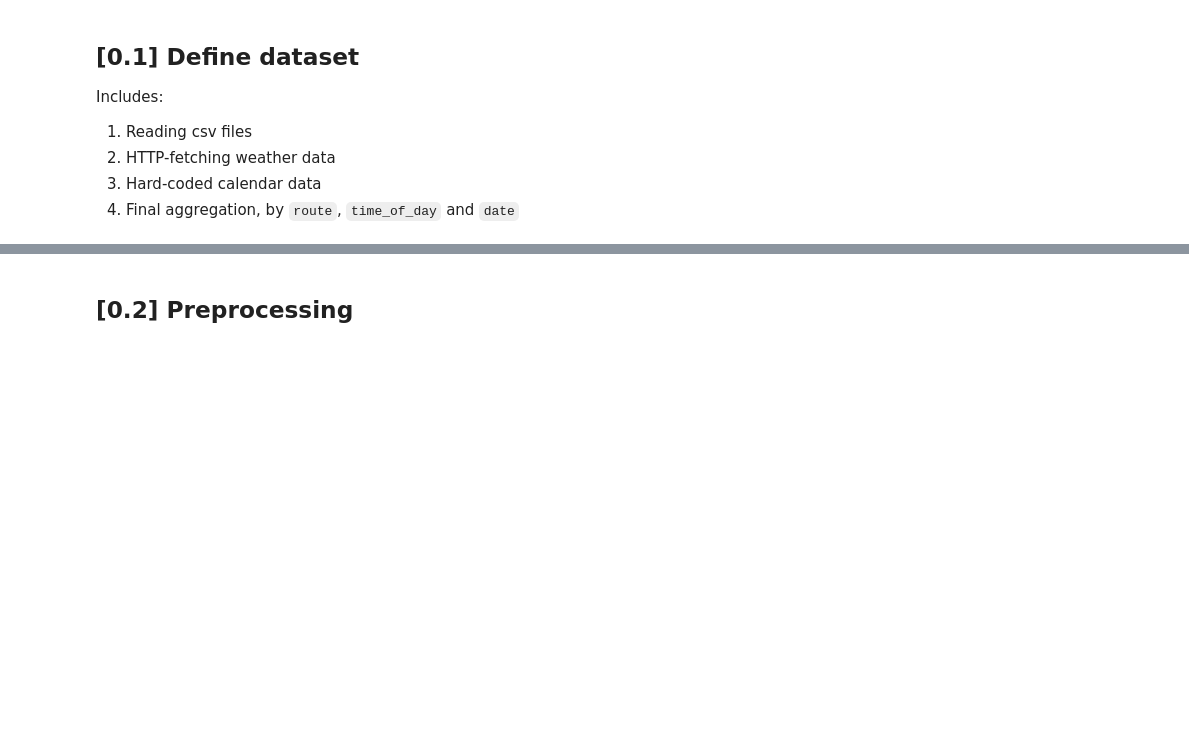
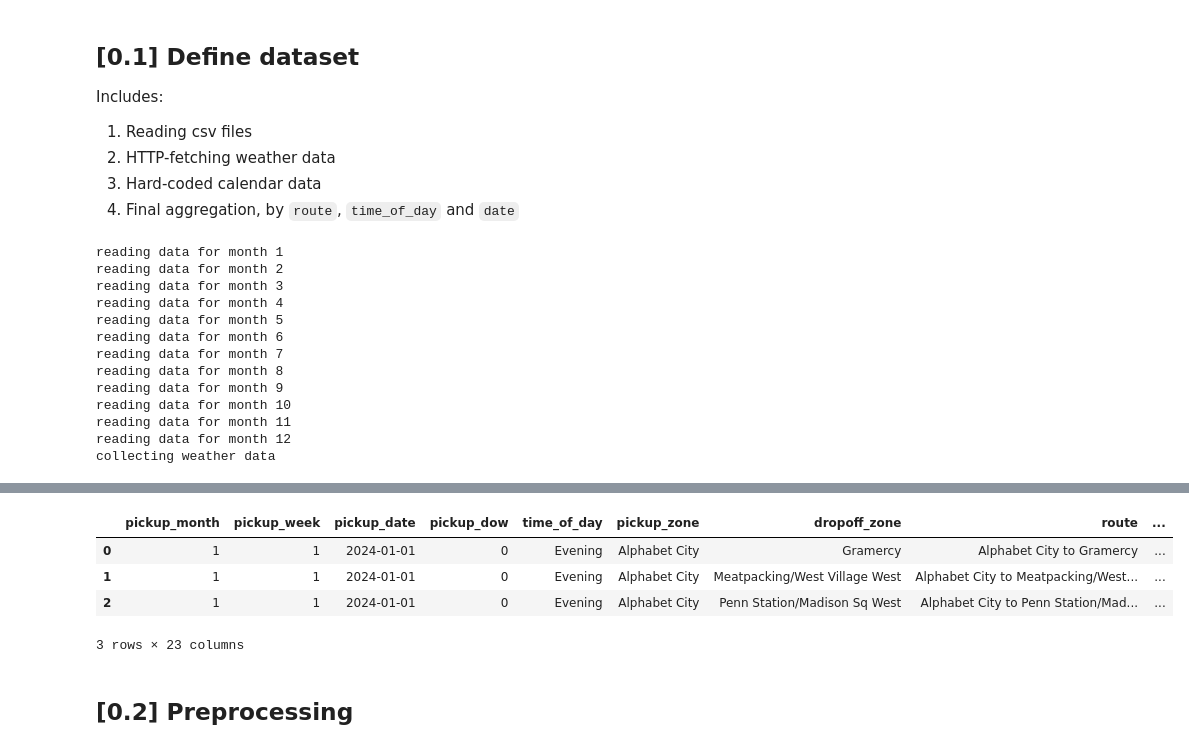
Before and after one commit to emma123456789102/Machine-Learning-Taxi-, a Jupyter notebook: final_notebook.ipynb, the cells around one changed output, grey strips where cells are left out. Saved outputs shown, nothing was run; the diff lists cells and outputs as text; code cells hidden in the pictures; blank space fills up the shorter version.

```diff
--- a/final_notebook.ipynb
+++ b/final_notebook.ipynb
@@ -484,4 +484,18 @@ def read_agg(month_start=1, month_end=2, groupings=groupings):
 # %%
 # Read the data in
 df = read_agg(month_start=1, month_end=12)
-df.info()
+df.head(3)
+# %% [output]
+reading data for month 1
+reading data for month 2
+reading data for month 3
+reading data for month 4
+reading data for month 5
+reading data for month 6
+reading data for month 7
+reading data for month 8
+reading data for month 9
+reading data for month 10
+reading data for month 11
+reading data for month 12
+collecting weather data
@@ -488,3 +504,8 @@ df.info()
+|  | pickup_month | pickup_week | pickup_date | pickup_dow | time_of_day | pickup_zone | dropoff_zone | route | ... |
+| 0 | 1 | 1 | 2024-01-01 | 0 | Evening | Alphabet City | Gramercy | Alphabet City to Gramercy | ... |
+| 1 | 1 | 1 | 2024-01-01 | 0 | Evening | Alphabet City | Meatpacking/West Village West | Alphabet City to Meatpacking/West... | ... |
+| 2 | 1 | 1 | 2024-01-01 | 0 | Evening | Alphabet City | Penn Station/Madison Sq West | Alphabet City to Penn Station/Mad... | ... |
+3 rows × 23 columns
 # %% [markdown]
 ## **[0.2]** Preprocessing
 # %%
```
Also changed, not shown: parts of 7 cells of this notebook, 1 other file.
